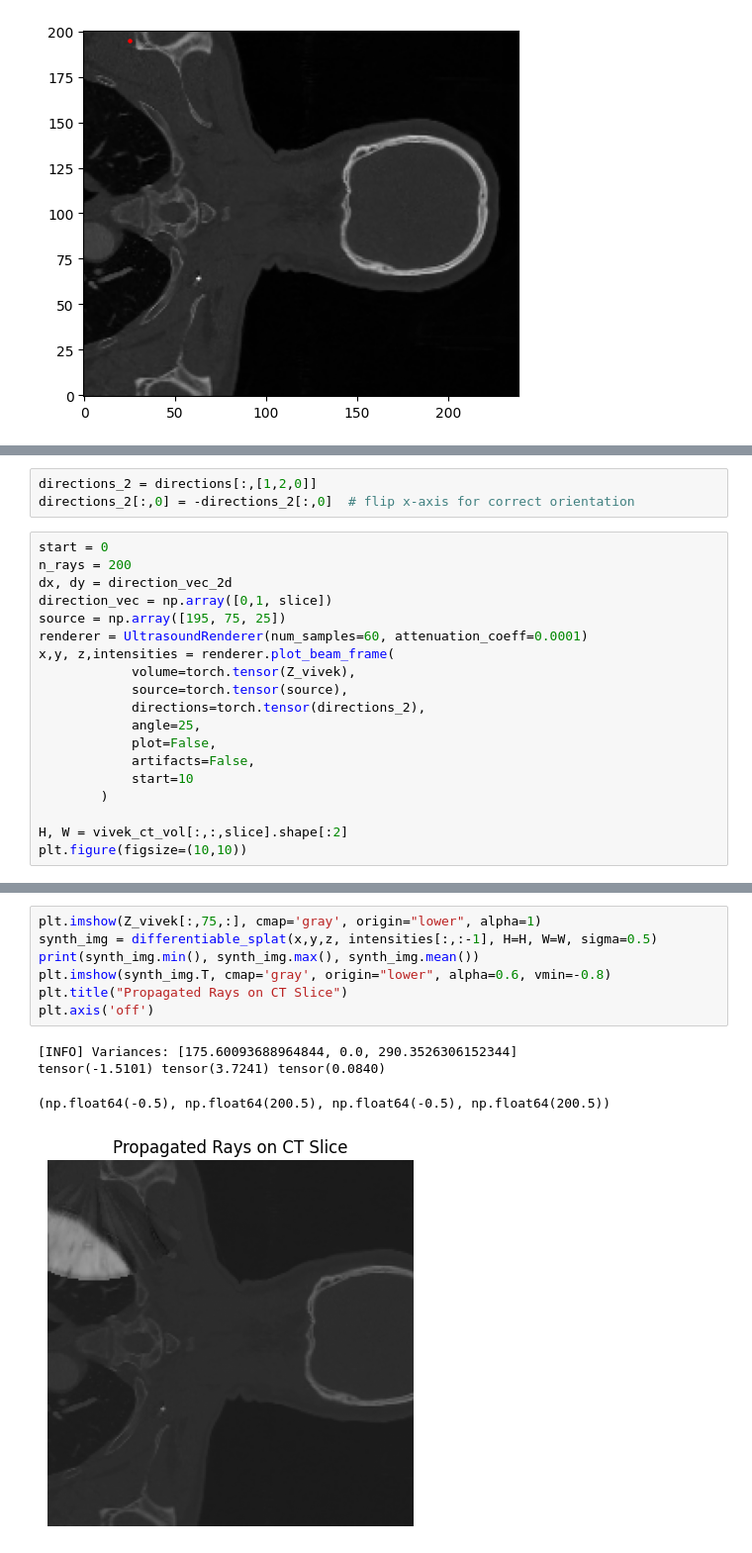
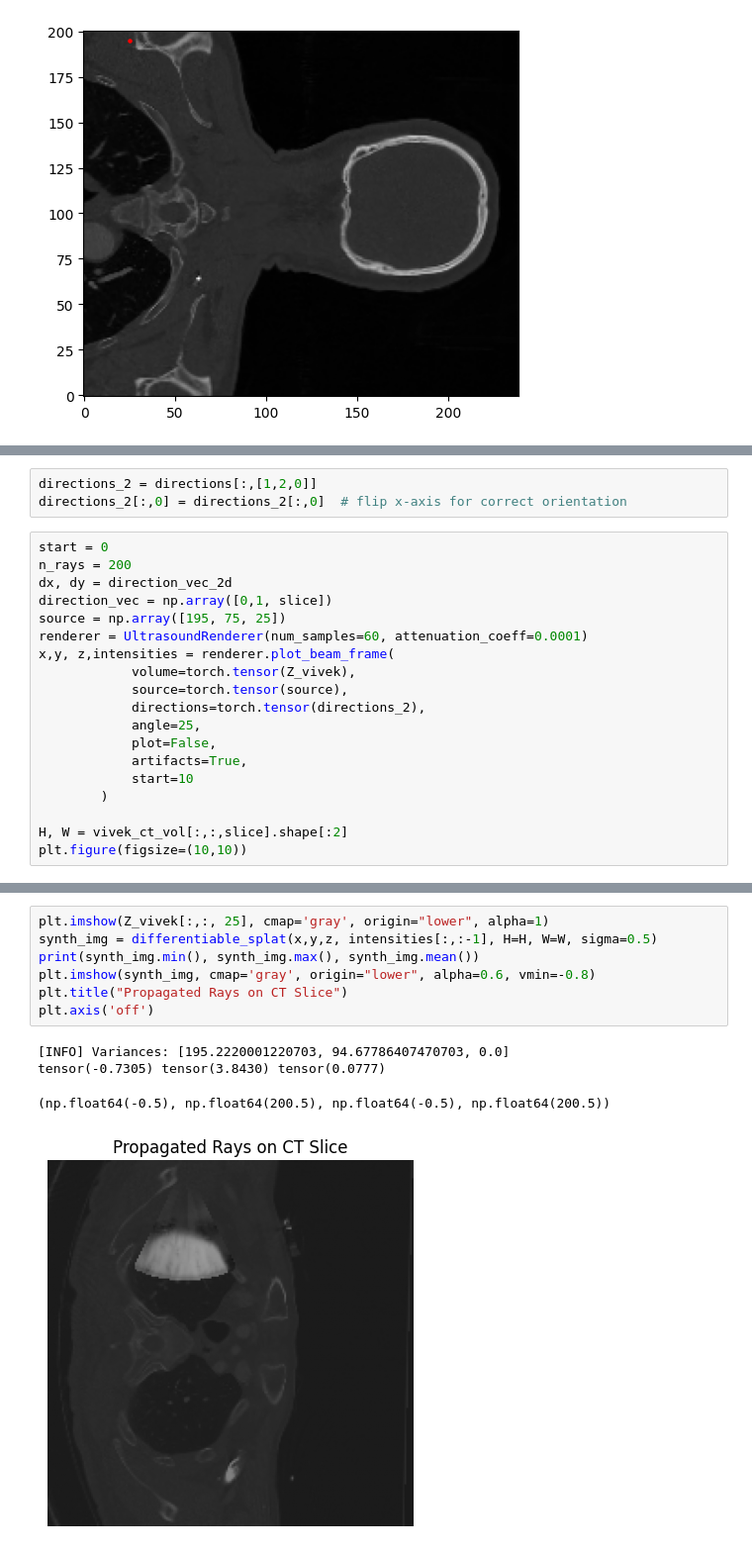
Before and after one commit to gduguey/DiffUS, a Jupyter notebook: notebooks/[DEMO] CT.ipynb, the cells around one changed output, grey strips where cells are left out. Shown at 99% size. Drawn from its saved outputs; the diff is of its cells as text.

```diff
--- a/notebooks/[DEMO] CT.ipynb
+++ b/notebooks/[DEMO] CT.ipynb
@@ -265,6 +231,6 @@ tensor([[ 0.7930,  0.0000, -0.6092],
 # %%
 directions_2 = directions[:,[1,2,0]]
-directions_2[:,0] = -directions_2[:,0]  # flip x-axis for correct orientation
+directions_2[:,0] = directions_2[:,0]  # flip x-axis for correct orientation
 # %%
 start = 0
 n_rays = 200
@@ -278,7 +244,7 @@ x,y, z,intensities = renderer.plot_beam_frame(
             directions=torch.tensor(directions_2),
             angle=25,
             plot=False,
-            artifacts=False,
+            artifacts=True,
             start=10
         )
 
@@ -296,14 +262,14 @@ To copy construct from a tensor, it is recommended to use sourceTensor.detach().
 <Figure size 1000x1000 with 0 Axes>
 <Figure size 1000x1000 with 0 Axes>
 # %%
-plt.imshow(Z_vivek[:,75,:], cmap='gray', origin="lower", alpha=1)
+plt.imshow(Z_vivek[:,:, 25], cmap='gray', origin="lower", alpha=1)
 synth_img = differentiable_splat(x,y,z, intensities[:,:-1], H=H, W=W, sigma=0.5)
 print(synth_img.min(), synth_img.max(), synth_img.mean())
-plt.imshow(synth_img.T, cmap='gray', origin="lower", alpha=0.6, vmin=-0.8)
+plt.imshow(synth_img, cmap='gray', origin="lower", alpha=0.6, vmin=-0.8)
 plt.title("Propagated Rays on CT Slice")
 plt.axis('off')
 # %% [output]
-[INFO] Variances: [175.60093688964844, 0.0, 290.3526306152344]
-tensor(-1.5101) tensor(3.7241) tensor(0.0840)
+[INFO] Variances: [195.2220001220703, 94.67786407470703, 0.0]
+tensor(-0.7305) tensor(3.8430) tensor(0.0777)
 (np.float64(-0.5), np.float64(200.5), np.float64(-0.5), np.float64(200.5))
-[figure, old version]
+[figure, new version]
```
Also changed, not shown: parts of 11 cells of this notebook.
